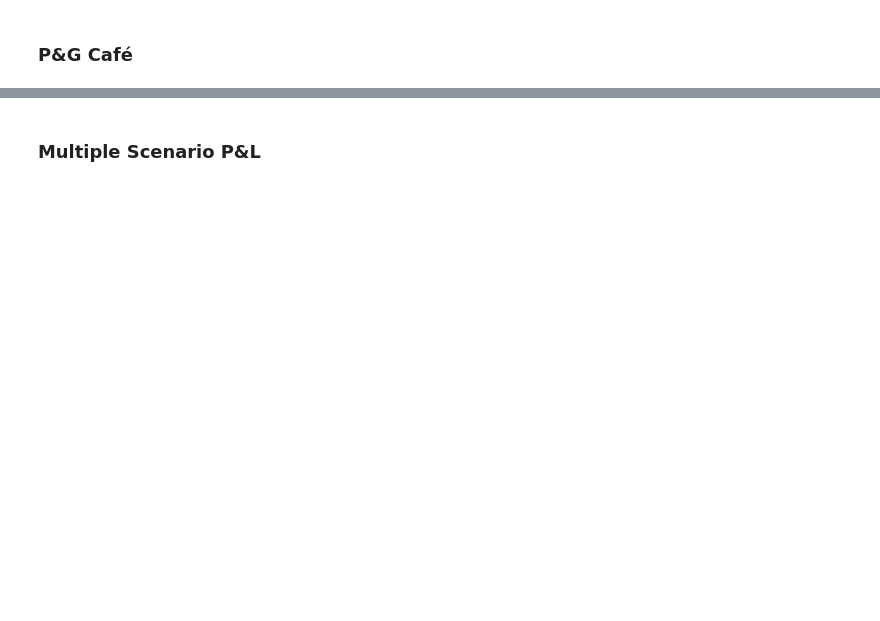
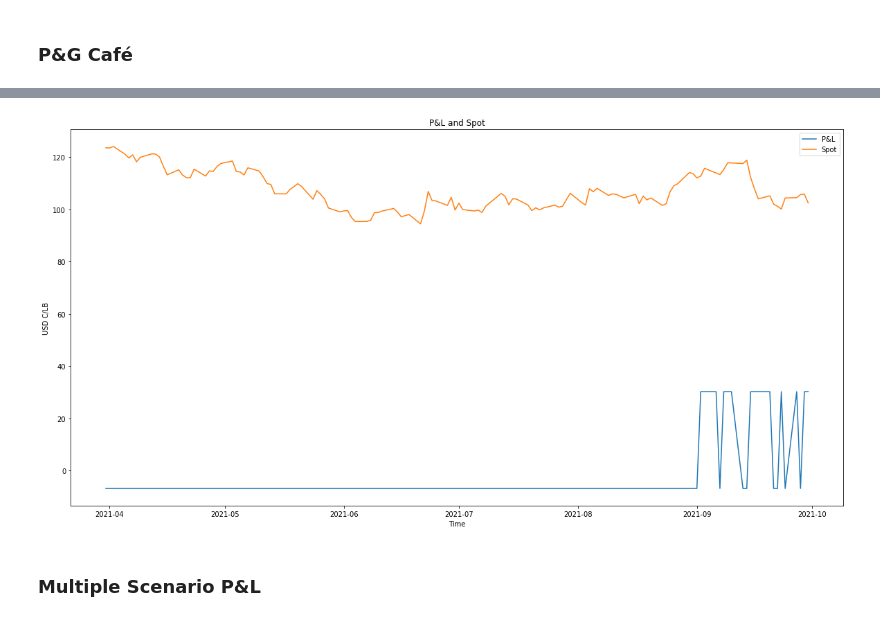
Before and after one commit to danielgvb/risk_sim, a Jupyter notebook: Risk_Sim.ipynb, the cells around one changed output, grey strips where cells are left out. Cells and saved outputs as stored; diff of their text form; code cells hidden in the pictures; blank space fills up the shorter version.

```diff
--- a/Risk_Sim.ipynb
+++ b/Risk_Sim.ipynb
@@ -220,8 +239,8 @@ import quandl
 quandl.ApiConfig.api_key = "1VS8Ys2-9xQMfabc_KfS"
 # %%
 start_date = '2000-01-01'
-end_date = '2021-02-28'
-pred_end_date = '2021-06-30'
+end_date = '2021-03-31'
+pred_end_date = '2021-09-30'
 
 # We get daily closing prices for Coffee C Futures
 kc = quandl.get("CHRIS/ICE_KC1", start_date=start_date,
@@ -280,8 +301,8 @@ Preds_df_coffee = pd.DataFrame(S_c.swapaxes(0, 1)[:, :10]).set_index(
 import investpy
 # %%
 start_datei = '01/01/2000'
-end_datei = '28/02/2021'
-pred_end_datei = '30/06/2021'
+end_datei = '31/03/2021'
+pred_end_datei = '30/09/2021'
 
 
 df = investpy.get_currency_cross_historical_data(currency_cross='USD/COP',
@@ -501,6 +551,16 @@ primas_coffee_s_array = np.array(primas_coffee_s)
 price_s = primas_coffee_s_array.mean() # strike promedio
 price_s10 = np.percentile(primas_coffee_s_array, 10) #strike pctl 10
 price_s90 = np.percentile(primas_coffee_s_array, 90) #strike pctl 90
+
+#Price Total
+primas_total_array = primas_coffee_b_array - primas_coffee_s_array
+p995_total = np.percentile(primas_total_array, 99.5)
+price_total = price_b - price_s
+KdC = 0.15
+taxes = 0.7
+margen_total = (p995_total - price_total)*KdC
+prima_total = ((price_total + margen_total)/taxes)
+
 
 
 #Spot
@@ -523,14 +583,16 @@ for spot in df_spot_coffee[0]:
     pnl_s.append(profit_s)
 
 
-print("Strike Buy",K ,"Prima Buy", price_b)
-print("Strike Sell",K_techo ,"Prima Sell", price_s)
+print("Strike Buy",K ,"Prima Buy", round(price_b,2))
+print("Strike Sell",round(K_techo,2) ,"Prima Sell", round(price_s,2))
 
 aleatorio = random.randint(0,9)
 
 df_pnl = df_spot_coffee[[aleatorio]]
 df_pnl["P&L Buy"] = pnl_b
 df_pnl["P&L Sell"] = pnl_s
-df_pnl["P&L"] = df_pnl["P&L Buy"] + df_pnl["P&L Sell"]
-df_pnl["P&L USD"] = df_pnl["P&L"] /100 * 37500
+df_pnl["Prima Sura"] = prima_total
+df_pnl["P&L Opcion"] = df_pnl["P&L Buy"] + df_pnl["P&L Sell"]
+df_pnl["P&L USD"] = df_pnl["P&L Opcion"] /100 * 37500
+
 df_pnl.head()
@@ -537,12 +626,14 @@ df_pnl.head()
 # %%
 plt.figure(figsize = (20,10))
-plt.plot(df_pnl[["P&L"]], label ="P&L")
+plt.plot(df_pnl[["P&L Opcion"]], label ="P&L")
 plt.plot(df_pnl[[ aleatorio]], label ="Spot")
 plt.legend()
 plt.xlabel("Time")
 plt.ylabel("USD C/LB")
 plt.title("P&L and Spot")
 plt.show()
+# %% [output]
+[figure, added]
 # %% [markdown]
 ### Multiple Scenario P&L
 # %%
```
Also changed, not shown: parts of 18 cells of this notebook.
